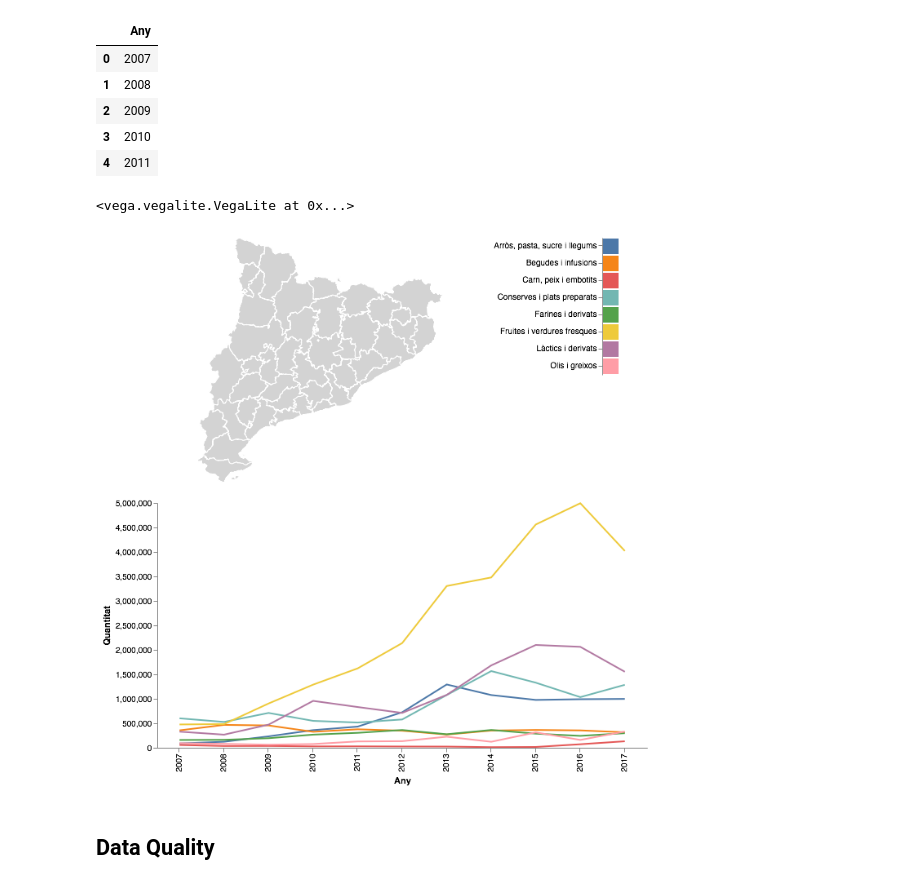
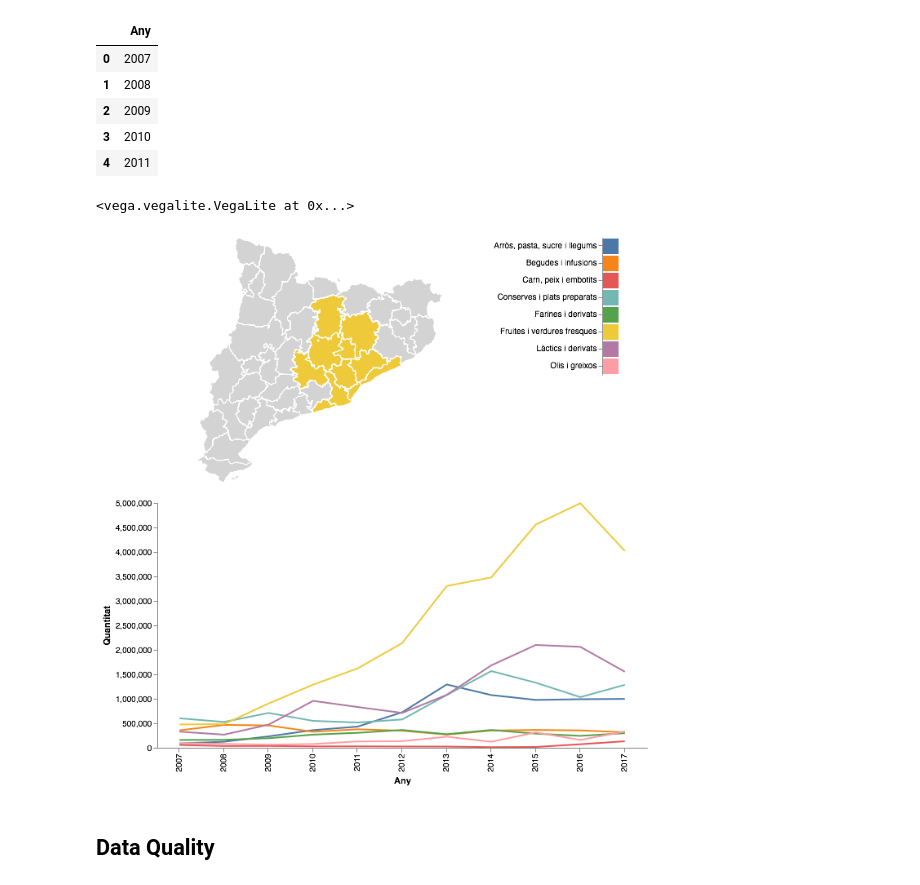
Before and after one commit to Neoares/visualization_p1, a Jupyter notebook: notebooks/dashboard_edu.ipynb, the cells around one changed output. Drawn from its saved outputs; the diff is of its cells as text; code cells hidden in the pictures.

```diff
--- a/notebooks/dashboard_edu.ipynb
+++ b/notebooks/dashboard_edu.ipynb
@@ -94,7 +94,7 @@ df_anys.head()
 # selectors
 familia_click = alt.selection_multi(encodings=['color'])
 year_near = alt.selection(type='single', nearest=True, on='mouseover', fields=['Any'], empty='none')
-year_click = alt.selection(type='single', nearest=True, on="click", fields=['Any'], empty='none')
+year_click = alt.selection(type='single', nearest=True, on="click", fields=['Any'], empty='all')
 
 
 # MAP:
@@ -155,34 +155,34 @@ legend_selection = alt.Chart(year_family_quantity,title="").mark_bar().encode(
     x=alt.X('LegendWidth:Q',axis=None),
     y=alt.Y('Macrofamilia',title=None),
     color=alt.Color('Macrofamilia:N',legend=None)
 ).transform_calculate(
     LegendWidth="datum.Quantitat * 0 + 1"
 ).properties(
     selection=familia_click
 ).properties(width=20)
 
 
 # build layerss
 
 map_layer = map_empty + map_data
 graph_layer = alt.layer(
     line, selectors, points, rules, text,
     data=year_family_quantity,
     width=600, height=300
 )
 graph_and_selection = graph_layer | legend_selection
 all_graph = ((map_layer | legend_selection) & (graph_layer)).configure_axis(grid=False).configure_view(strokeOpacity=0)
 
 # export
 folder = "../web/graphs/"
 #map_layer.save(folder+"map.json")
 #graph_and_selection.configure_axis(grid=False).configure_view(strokeOpacity=0).save(folder+"graph_quant_fam.json")
 all_graph.save(folder+"map_graph_quant_fam.json", embed_options={'actions': False})
 
 all_graph
 # %% [output]
 <vega.vegalite.VegaLite at 0x...>
-[figure, old version]
+[figure, new version]
 # %% [markdown]
 ## Data Quality
 # %%
```
